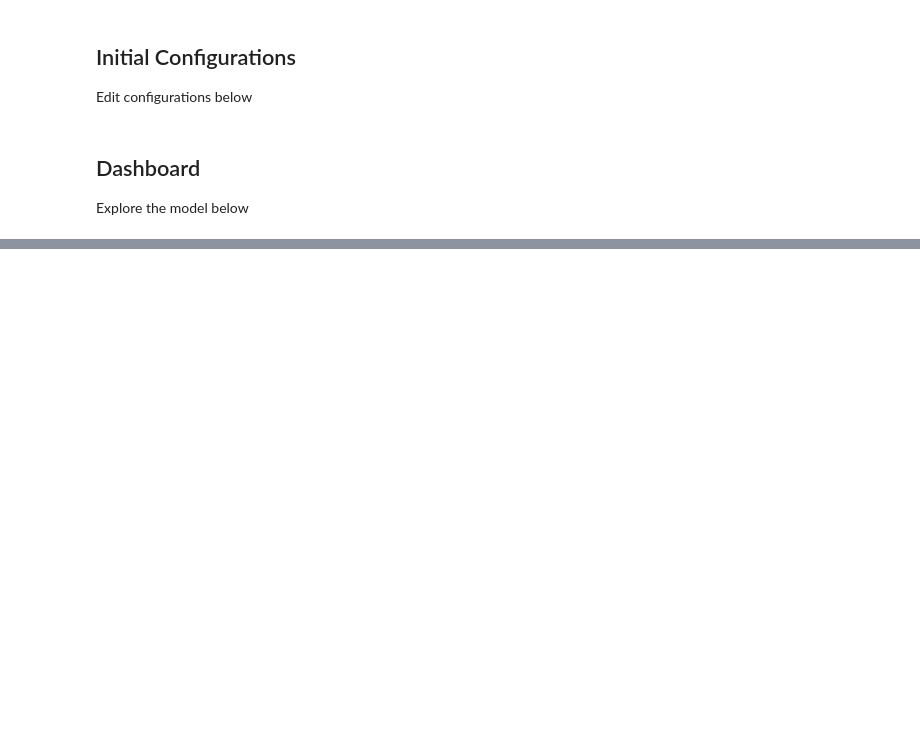
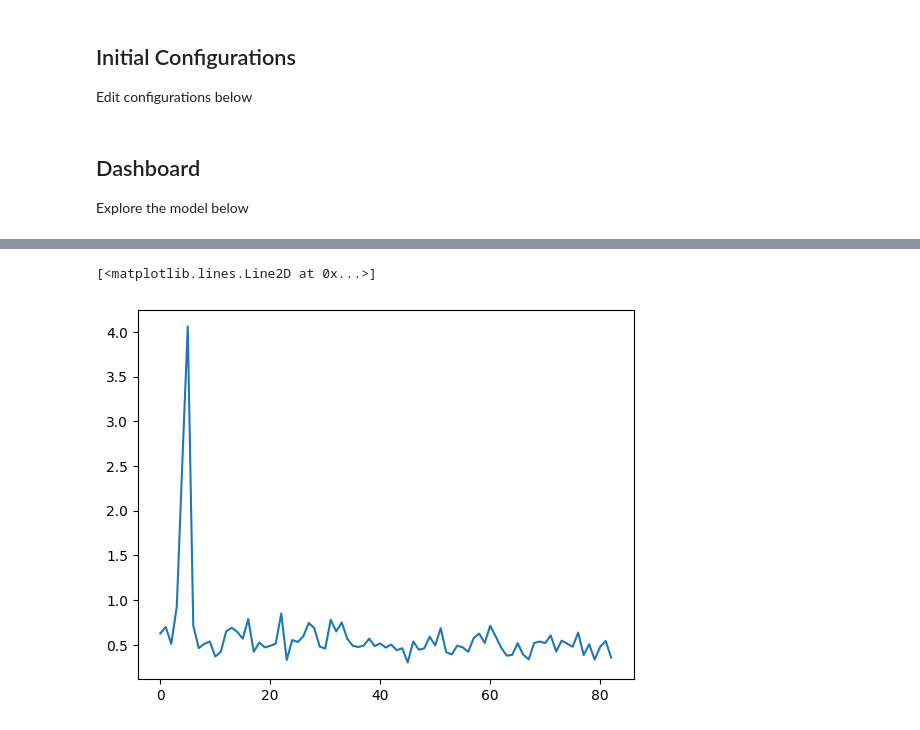
Before and after one commit to Imageomics/dna-trait-analysis, a Jupyter notebook: notebooks/heliconius_gene_editing_dashboard.ipynb, the cells around one changed output, grey strips where cells are left out. Cells and saved outputs as stored; diff of their text form; code cells hidden in the pictures; blank space fills up the shorter version.

Commit message:
updates to visualizations and added options

```diff
--- a/notebooks/heliconius_gene_editing_dashboard.ipynb
+++ b/notebooks/heliconius_gene_editing_dashboard.ipynb
@@ -345,6 +381,13 @@ class PCAProjectionView:
 
         self.display_box.children = [self.figure_widget, self.proj_img]
 
+def get_model_pca_view(input_x, camid):
+    output = get_model_output(input_x)
+    pca_output = output.detach().cpu().numpy()
+    D = pca_output.shape[0]
+    pca_vector = get_org_pca_vector(camid)
+    pca_vector[0, :D] = pca_output
+    return pca_vector
 
 class OrgPCAProjectionView(PCAProjectionView):
     def _update_data(self):
@@ -363,12 +406,7 @@ class ModelPCAProjectionView(PCAProjectionView):
     def _update_data(self):
         camid = camid_dropdown_widget.value
         input_x = self._get_model_input(camid)
-        output = get_model_output(input_x)
-        pca_output = output.detach().cpu().numpy()
-        D = pca_output.shape[0]
-        pca_vector = get_org_pca_vector(camid)
-        pca_vector[0, :D] = pca_output
-        # TODO replace pca_output into vector and pass
+        pca_vector = get_model_pca_view(input_x, camid)
         self.proj_img_bytes = get_proj_img(pca_vector)
         self.pca_output = pca_vector[0]
 
@@ -378,6 +416,8 @@ class ModelEditPCAProjectionView(ModelPCAProjectionView):
         input_x = super()._get_model_input(camid)
         loc = current_gene_state.index
         edit_gene_str = edit_btns.value
+        ws = window_size_dd.value
+
         if edit_gene_str == "AA":
             edit_vec = torch.tensor([0, 0, 1])
         elif edit_gene_str == "aa":
@@ -387,13 +427,10 @@ class ModelEditPCAProjectionView(ModelPCAProjectionView):
         else:
             edit_vec = torch.tensor([0, 0, 0])
 
-        ws = window_size_dd.value
         if ws != 0:
             min_idx = max(0, loc - ws)
             max_idx = min(input_x.shape[2], loc + ws)
             edit_vec = edit_vec.unsqueeze(0).repeat(max_idx - min_idx, 1)
-
-        loc = 0  # TODO: attr_order[gene_selection_dd.options.index(gene_selection_dd.value)]
 
         if ws == 0:
             input_x[0][0][loc] = edit_vec
@@ -474,0 +526,25 @@ display(projection_grid)
+# %%
+import math
+from collections import defaultdict
+from tqdm.auto import tqdm
+
+ws = int(window_size_dd.value)
+num_of_edits = math.ceil(len(manhattan_plot.X) / (ws * 2))
+change_tracker = defaultdict(list)
+for edit_num in tqdm(range(num_of_edits), desc="recording changes", colour='#8822CC'):
+    x = min((edit_num * ws * 2) + ws, len(manhattan_plot.X))
+    current_gene_state.index = x
+    current_gene_state.text = f"Position {x}"
+    current_gene_text_widget.value = current_gene_state.text
+    for edit_value in edit_btns.options:
+        edit_btns.value = edit_value
+    l2_dist = np.sqrt((model_edit_diff_pca_projection.pca_output**2).sum())
+    change_tracker[edit_num].append(l2_dist)
+# %%
+import matplotlib.pyplot as plt
+
+data = np.array([(x, ys[0]) for x, ys in change_tracker.items()])
+plt.plot(data[:, 0], data[:, 1])
+# %% [output]
+[<matplotlib.lines.Line2D at 0x...>]
+[figure, added]
```
Also changed, not shown: parts of 6 cells of this notebook.
